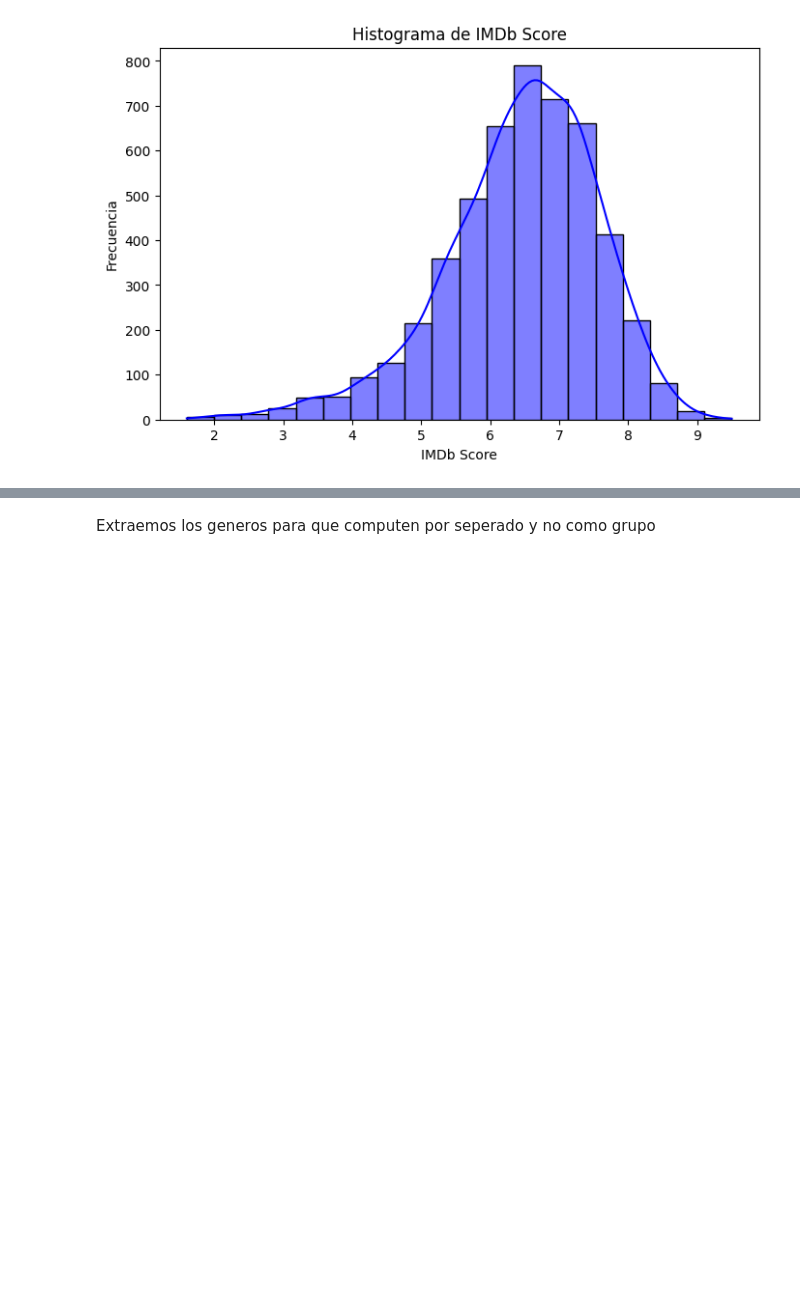
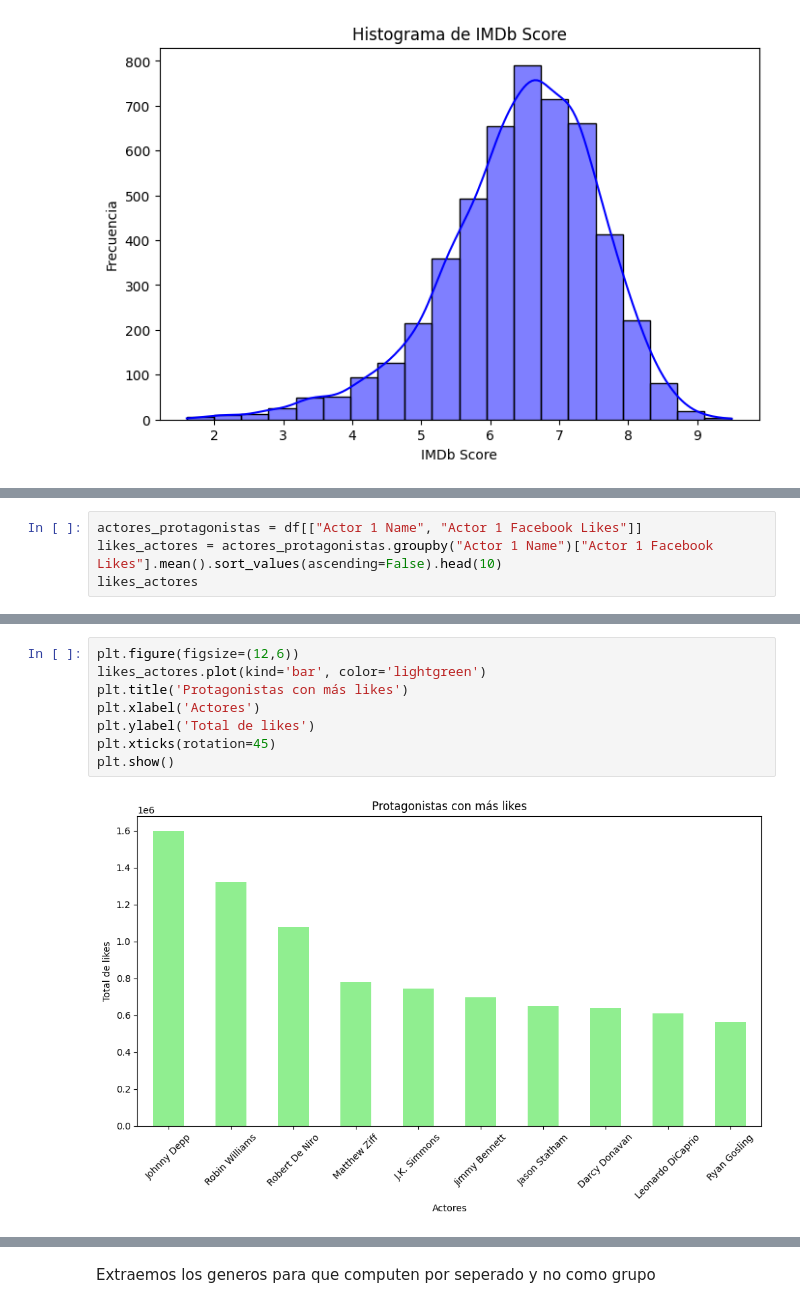
Before and after one commit to DCodePz/Evolve-Proyecto-1-EDA, a Jupyter notebook: notebooks_(v1)/3_Visualización.ipynb, the cells around one changed output, grey strips where cells are left out. Saved outputs shown, nothing was run; the diff lists cells and outputs as text; blank space fills up the shorter version.

```diff
--- a/notebooks_(v1)/3_Visualización.ipynb
+++ b/notebooks_(v1)/3_Visualización.ipynb
@@ -30,0 +33,4 @@ plt.show()
+# %%
+actores_protagonistas = df[["Actor 1 Name", "Actor 1 Facebook Likes"]]
+likes_actores = actores_protagonistas.groupby("Actor 1 Name")["Actor 1 Facebook Likes"].mean().sort_values(ascending=False).head(10)
+likes_actores
@@ -31 +50,11 @@ plt.show()
+# %%
+plt.figure(figsize=(12,6))
+likes_actores.plot(kind='bar', color='lightgreen')
+plt.title('Protagonistas con más likes')
+plt.xlabel('Actores')
+plt.ylabel('Total de likes')
+plt.xticks(rotation=45)
+plt.show()
+# %% [output]
+[figure, added]
 # %% [markdown]
```
Also changed, not shown: parts of 5 cells of this notebook, 4 other files.
